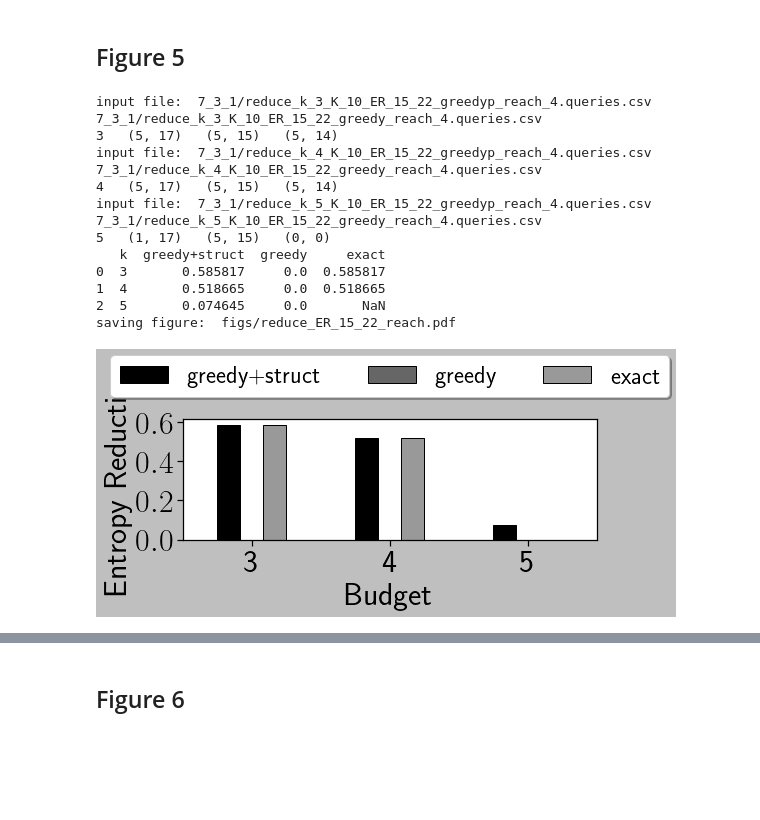
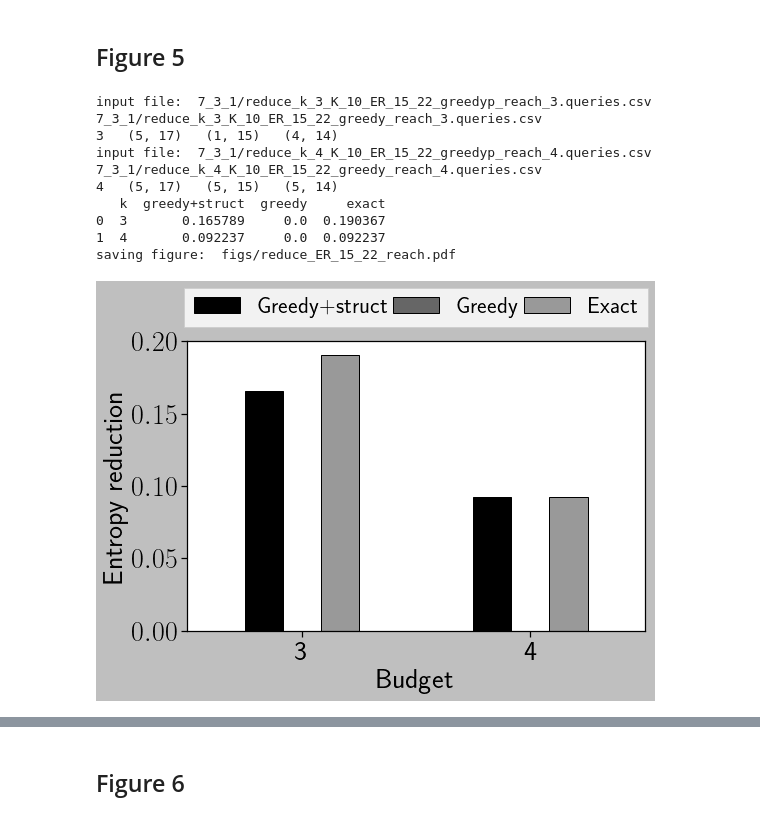
Before and after one commit to toggled/uncertainty, a Jupyter notebook: Plots.ipynb, the cells around one changed output, grey strips where cells are left out. Saved outputs shown, nothing was run; the diff lists cells and outputs as text; code cells hidden in the pictures; blank space fills up the shorter version.

```diff
--- a/Plots.ipynb
+++ b/Plots.ipynb
@@ -238,7 +238,7 @@ from itertools import cycle
 import seaborn as sns
 import numpy as np
 import pandas as pd
-sns.set(rc={'figure.figsize':(8,4)})
+sns.set(rc={'figure.figsize':(8,6)})
 sns.set_style("dark", {'axes.grid' : False})
 sns.set_style("ticks")
 plt.style.use('grayscale')
@@ -257,7 +257,7 @@ q =   'reach'
 est_alg = 'exact'
 # est_alg = 'mcbfs'
 # kset = [3,4,5]
-kset = [3,4,5]
+kset = [3,4]
 varyK0 = [] #greedy+struct
 varyK1  = [] #greedy
 exact = []
@@ -265,8 +265,8 @@ exact = []
 for k in kset:
     # qset = str(k)
     qset = 4
-    name0 = folder+'reduce_k_'+str(k)+'_K_10_'+data+'_'+alg0+'_'+q+'_'+str(qset)+'.queries.csv'
-    name1 = folder+'reduce_k_'+str(k)+'_K_10_'+data+'_'+alg1+'_'+q+'_'+str(qset)+'.queries.csv'
+    name0 = folder+'reduce_k_'+str(k)+'_K_10_'+data+'_'+alg0+'_'+q+'_'+str(k)+'.queries.csv'
+    name1 = folder+'reduce_k_'+str(k)+'_K_10_'+data+'_'+alg1+'_'+q+'_'+str(k)+'.queries.csv'
     print('input file: ',name0,name1)
     df0 = pd.read_csv(name0)
     df1 = pd.read_csv(name1)
@@ -281,7 +281,7 @@ for k in kset:
     varyK1.append(df1)
 
     try:
-        exactcsv = folder+'reduce_k_'+str(k)+'_K_10_'+data+'_'+'exact_'+q+'_'+str(qset)+'.queries.csv'
+        exactcsv = folder+'reduce_k_'+str(k)+'_K_10_'+data+'_'+'exact_'+q+'_'+str(k)+'.queries.csv'
         exactdf = pd.read_csv(exactcsv)
     except:
         exactdf = pd.DataFrame()
@@ -312,55 +312,53 @@ for i,K in enumerate(kset):
 
 df = pd.DataFrame(zip(kset,greedyp_red,greedy_red,exact_red),columns = ['k','greedy+struct','greedy','exact'])
 print(df.head())
-ax = df.plot(x="k", y=["greedy+struct","greedy","exact"], kind="bar",rot=0)
+df = df.rename(columns={"greedy+struct": "Greedy+struct", 'greedy':'Greedy','exact':'Exact'})
+ax = df.plot(x="k", y=["Greedy+struct","Greedy","Exact"], kind="bar",rot=0)
 # plt.yscale('log',base=10)
 # plt.bar(kset,greedyp_red)
 # #     sns.lineplot(x='K', y='DeltaH', data=varyK0[i], linewidth=lw, markersize=8,color='k')
 # # plt.xscale('log',base=2)
 # # greedy_red = np.array(greedy_red)
 # # std_red = np.array(std_red)
 # # print(greedy_red.shape,' ',std_red.shape,' ',len(greedyM_red),' ',len(stdM_red))
 # plt.plot(Kset,greedy_red,color = 'k',marker='x',label='greedy',linewidth=lw)
 # plt.plot(Kset,greedyM_red,color = 'k',marker='o',label='greedy+mem',linewidth=lw)
 # # plt.fill_between(Kset, np.array(greedyM_red) - np.array(stdM_red), np.array(greedyM_red) + np.array(stdM_red), \
 # #                  color='r', alpha=0.4)
 # ax = plt.gca()
 # ax.axhline(exact_deltaH,linestyle='--',color='r',linewidth=lw,label='Exact')
 # plt.yscale('log',base=2)
 # plt.xscale('log',base=2)
-plt.xlabel('Budget', fontsize=fontsize-2)
-plt.ylabel('Entropy Reduction',fontsize=fontsize-2)
-plt.yticks(fontsize=fontsize-2)
-# plt.yticks([0,0.05,0.1,0.16],fontsize=fontsize-2)
-plt.xticks(fontsize=fontsize-2)
+plt.xlabel('Budget', fontsize=fontsize)
+plt.ylabel('Entropy reduction',fontsize=fontsize)
+# plt.yticks(fontsize=fontsize)
+plt.yticks([0,0.05,0.1,0.15, 0.2],fontsize=fontsize)
+plt.xticks(fontsize=fontsize)
 # plt.yscale('log')
 # ax = plt.gca()
 # ax.set_xticklabels(xlabels)
 # plt.yticks(fontsize=fontsize-2)
 # # plt.legend(fontsize=fontsize+10,frameon = False,prop={"size":22},bbox_to_anchor=(0.6,0.4))
 # plt.legend(fontsize=fontsize-7, ncol = 3)
 # plt.legend(fontsize=fontsize-3)
-plt.legend(loc='lower center', bbox_to_anchor=(0.5, 1.08),\
-          ncol=3, fancybox=True, shadow=True,fontsize=labelsize-2)
+plt.legend(loc='lower center', bbox_to_anchor=(0.5, 1.01),\
+          ncol=3, fancybox=False, shadow=False,fontsize=labelsize+1,columnspacing=0.2)
 # plt.title('Budget = '+str(k),fontsize=fontsize-8)
 fname = output_folder+'/reduce_'+data+"_"+q+".pdf"
 print('saving figure: ',fname)
 plt.tight_layout()
 plt.savefig(fname)
 plt.show()
 # %% [output]
-input file:  7_3_1/reduce_k_3_K_10_ER_15_22_greedyp_reach_4.queries.csv 7_3_1/reduce_k_3_K_10_ER_15_22_greedy_reach_4.queries.csv
-3   (5, 17)   (5, 15)   (5, 14)
+input file:  7_3_1/reduce_k_3_K_10_ER_15_22_greedyp_reach_3.queries.csv 7_3_1/reduce_k_3_K_10_ER_15_22_greedy_reach_3.queries.csv
+3   (5, 17)   (1, 15)   (4, 14)
 input file:  7_3_1/reduce_k_4_K_10_ER_15_22_greedyp_reach_4.queries.csv 7_3_1/reduce_k_4_K_10_ER_15_22_greedy_reach_4.queries.csv
 4   (5, 17)   (5, 15)   (5, 14)
-input file:  7_3_1/reduce_k_5_K_10_ER_15_22_greedyp_reach_4.queries.csv 7_3_1/reduce_k_5_K_10_ER_15_22_greedy_reach_4.queries.csv
-5   (1, 17)   (5, 15)   (0, 0)
    k  greedy+struct  greedy     exact
-0  3       0.585817     0.0  0.585817
-1  4       0.518665     0.0  0.518665
-2  5       0.074645     0.0       NaN
+0  3       0.165789     0.0  0.190367
+1  4       0.092237     0.0  0.092237
 saving figure:  figs/reduce_ER_15_22_reach.pdf
-[figure, old version]
+[figure, new version]
 # %%
 from matplotlib import pyplot as plt
 plt.rcParams['text.usetex'] = True
```
Also changed, not shown: parts of 12 cells of this notebook, 8 other files.
